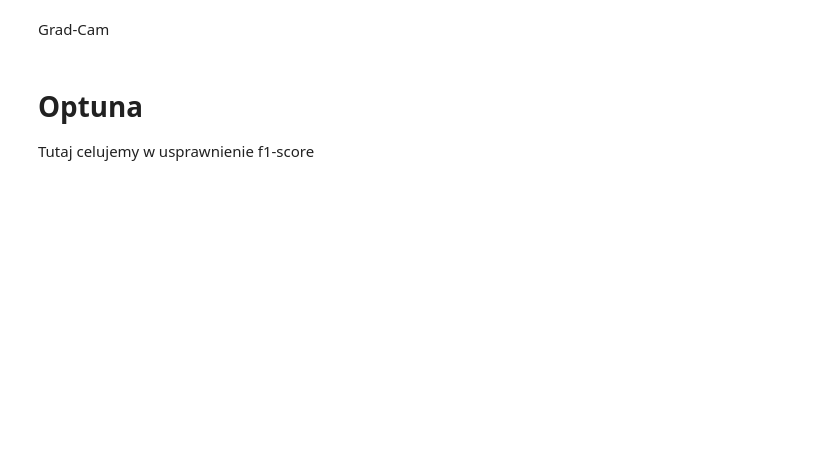
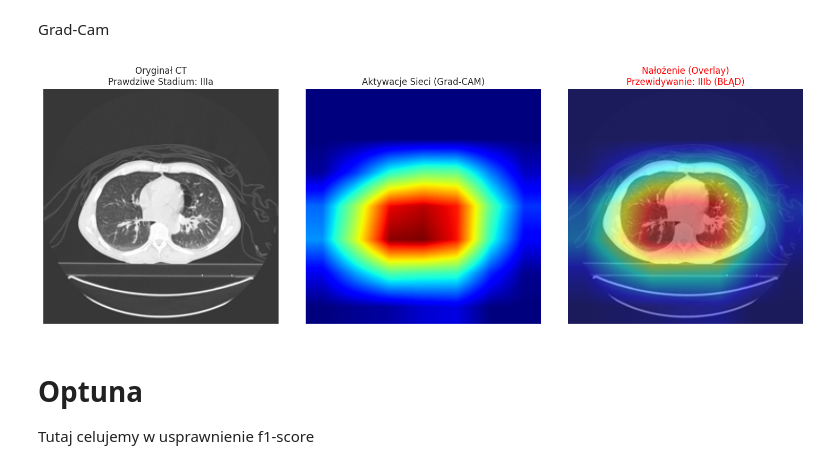
Before and after one commit to Nachos-mic/Lung_CT_Diagnostic_ML, a Jupyter notebook: Lung_Diagnostics.ipynb, the cells around one changed output. Saved outputs shown, nothing was run; the diff lists cells and outputs as text; code cells hidden in the pictures; blank space fills up the shorter version.

```diff
--- a/Lung_Diagnostics.ipynb
+++ b/Lung_Diagnostics.ipynb
@@ -433,7 +511,7 @@ device = torch.device("cuda" if torch.cuda.is_available() else "cpu")
 # Wczytanie wytrenowanego modelu
 model = models.resnet18(weights=None)
 model.fc = nn.Linear(model.fc.in_features, 4)
-model.load_state_dict(torch.load('/content/best_resnet18_model.pth'))
+model.load_state_dict(torch.load('/content/best_resnet50_model.pth'))
 model = model.to(device)
 model.eval()
 
@@ -451,7 +529,7 @@ actual_stage = sample_row['original_stage']
 stage_dict = {0: 'I', 1: 'II', 2: 'IIIa', 3: 'IIIb'}
 
 # Preprocessing
-rgb_img_pil = Image.open(full_img_path).convert('RGB').resize((224, 224))
+rgb_img_pil = Image.open(full_img_path).convert('RGB').resize((IMAGE_SIZE, IMAGE_SIZE))
 rgb_img_float = np.float32(rgb_img_pil) / 255.0
 
 transform = transforms.Compose([
@@ -470,33 +548,35 @@ with torch.no_grad():
 cam = GradCAM(model=model, target_layers=target_layers)
 targets = [ClassifierOutputTarget(predicted_label)]
 
 grayscale_cam = cam(input_tensor=input_tensor, targets=targets)[0, :]
 visualization = show_cam_on_image(rgb_img_float, grayscale_cam, use_rgb=True)
 
 # Wyświetlanie wyników
 plt.figure(figsize=(15, 5))
 
 plt.subplot(1, 3, 1)
 plt.imshow(rgb_img_pil, cmap='gray')
 plt.title(f'Oryginał CT\nPrawdziwe Stadium: {actual_stage}', fontsize=12)
 plt.axis('off')
 
 plt.subplot(1, 3, 2)
 plt.imshow(grayscale_cam, cmap='jet')
 plt.title('Aktywacje Sieci (Grad-CAM)', fontsize=12)
 plt.axis('off')
 
 plt.subplot(1, 3, 3)
 plt.imshow(visualization)
 
 color = 'green' if actual_label == predicted_label else 'red'
 wynik = "SUKCES" if actual_label == predicted_label else "BŁĄD"
 
 plt.title(f'Nałożenie (Overlay)\nPrzewidywanie: {predicted_stage} ({wynik})', fontsize=12, color=color)
 plt.axis('off')
 
 plt.tight_layout()
 plt.show()
+# %% [output]
+[figure, added]
 # %% [markdown]
 # Optuna
 
```
Also changed, not shown: parts of 13 cells of this notebook.
